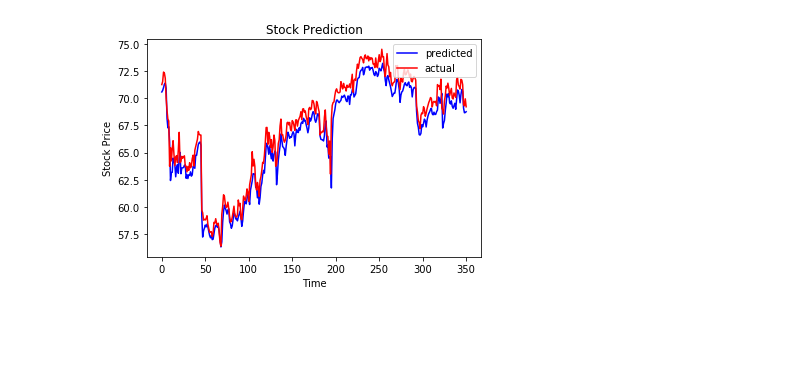
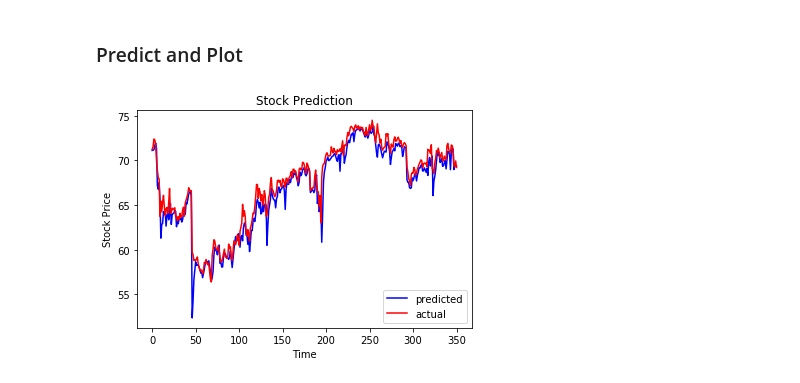
Before and after one commit to amanbhal/data-science, a Jupyter notebook: NYE_Stock_Exchange_Kaggle.ipynb, the cells around one changed output. Cells and saved outputs as stored; diff of their text form; code cells hidden in the pictures; blank space fills up the shorter version.

```diff
--- a/NYE_Stock_Exchange_Kaggle.ipynb
+++ b/NYE_Stock_Exchange_Kaggle.ipynb
@@ -75,0 +76,2 @@ X_test = np.reshape(X_test, (X_test.shape[0], lookback, n_features))
+# %%
+X, y = temporalize(np.array(df), lookback)
@@ -75,0 +81,9 @@ X_test = np.reshape(X_test, (X_test.shape[0], lookback, n_features))
+# %%
+# split data into test and train
+train_size = int(len(df) * 0.80)
+test_size = len(df) - train_size
+X_train, X_test = X[0:train_size,:], X[train_size:len(df),:]
+y_train, y_test = y[0:train_size,:], y[train_size:len(df),:]
+
+# reshape train and test for LSTM model
+X_train = X_train.reshape(X_train.shape[0], lookback, n_features)
@@ -80,8 +148,8 @@ model = Sequential()
 
 model.add(LSTM(
     input_shape=(lookback, n_features),
-    output_dim=50,
-    return_sequences=True))
+    return_sequences=True,
+    units=50))
 model.add(Dropout(0.2))
 
 model.add(LSTM(
@@ -90,8 +158,8 @@ model.add(LSTM(
 model.add(Dropout(0.2))
 
 model.add(Dense(
-    output_dim=n_features))
-model.add(Activation('linear'))
+    units=number_of_outputs))
+model.add(Activation('relu'))
 
 start = time.time()
-model.compile(loss='mse', optimizer='rmsprop')
+model.compile(loss='mse', optimizer='adam')
@@ -98,3 +168,3 @@ model.compile(loss='mse', optimizer='rmsprop')
 # %%
-model.fit(X_train, y_train, batch_size=128, nb_epoch=20, validation_split=0.05)
+model.fit(X_train_scaled, y_train_scaled, batch_size=128, epochs=20, validation_split=0.05)
 # %% [output]
@@ -118,13 +188,15 @@ Epoch 20/20
 <keras.callbacks.History at 0x...>
+# %% [markdown]
+### Predict and Plot
 # %%
-y_pred = model.predict(X_test)
+y_pred = model.predict(X_test_scaled)
 
-plt.plot(scaler.inverse_transform(y_pred)[:,0], 'b', label='predicted')
-plt.plot(scaler.inverse_transform(y_test)[:,0], 'r', label='actual')
+plt.plot(y_scaler.inverse_transform(y_pred), 'b', label='predicted')
+plt.plot(y_scaler.inverse_transform(y_test_scaled), 'r', label='actual')
 plt.title('Stock Prediction')
 plt.ylabel('Stock Price')
 plt.xlabel('Time')
-plt.legend(loc='upper right')
+plt.legend(loc='lower right')
 plt.show()
 # %% [output]
-[figure, old version]
+[figure, new version]
```
Also changed, not shown: parts of 13 cells of this notebook.
